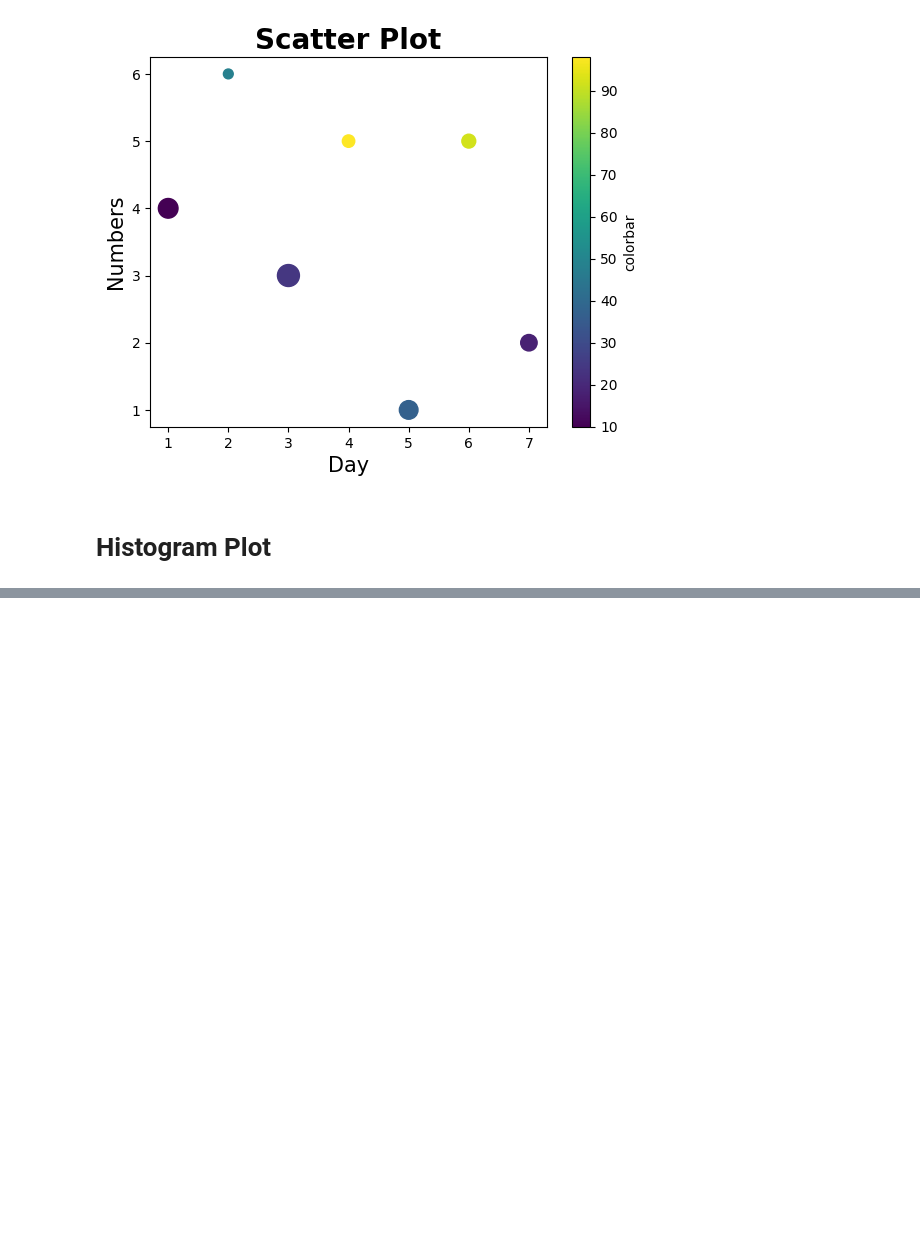
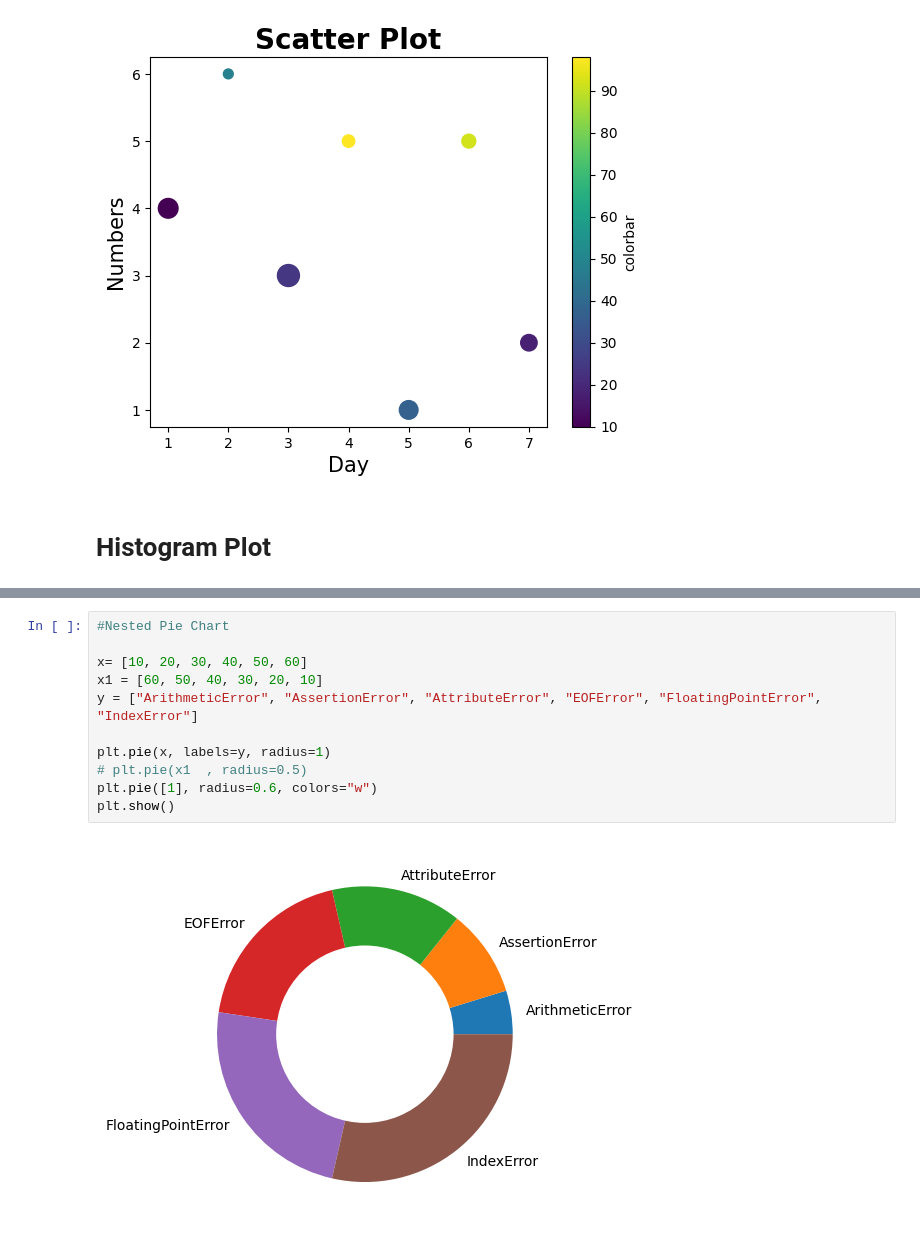
Before and after one commit to rajan-dhinoja/python_libraries, a Jupyter notebook: Matplotlib_Tutorial.ipynb, the cells around one changed output, grey strips where cells are left out. Saved outputs shown, nothing was run; the diff lists cells and outputs as text; blank space fills up the shorter version.

```diff
--- a/Matplotlib_Tutorial.ipynb
+++ b/Matplotlib_Tutorial.ipynb
@@ -134,0 +172,13 @@ plt.show()
+# %%
+#Nested Pie Chart
+
+x= [10, 20, 30, 40, 50, 60]
+x1 = [60, 50, 40, 30, 20, 10]
+y = ["ArithmeticError", "AssertionError", "AttributeError", "EOFError", "FloatingPointError", "IndexError"]
+
+plt.pie(x, labels=y, radius=1)
+# plt.pie(x1  , radius=0.5)
+plt.pie([1], radius=0.6, colors="w")
+plt.show()
+# %% [output]
+[figure, added]
```
Also changed, not shown: parts of 6 cells of this notebook.
